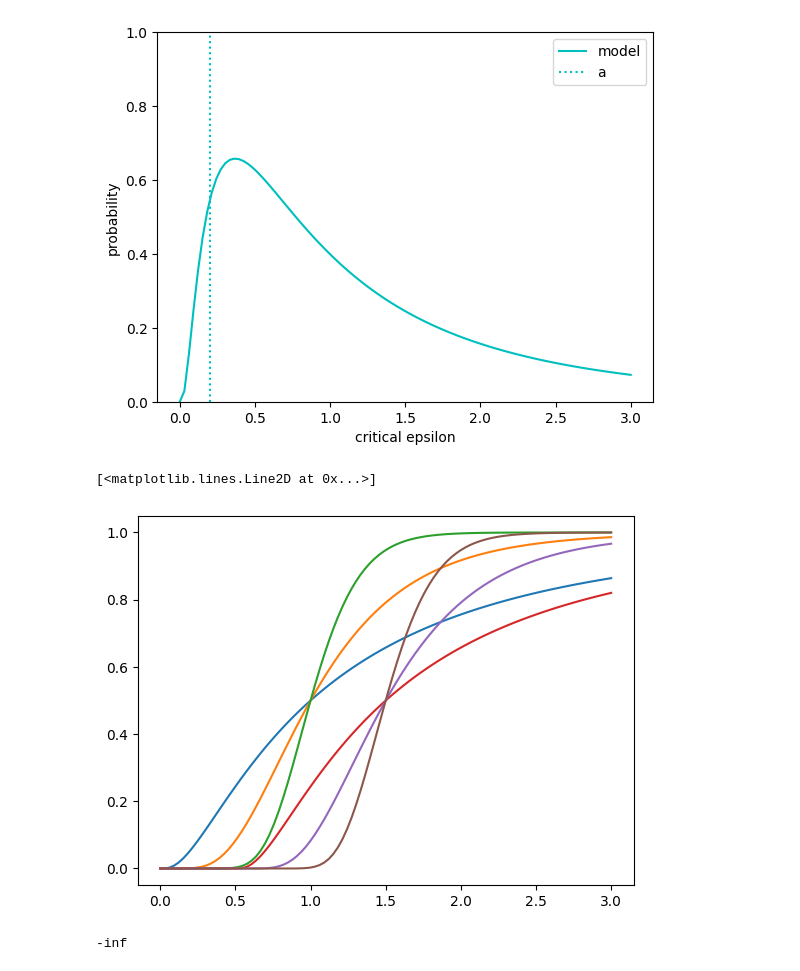
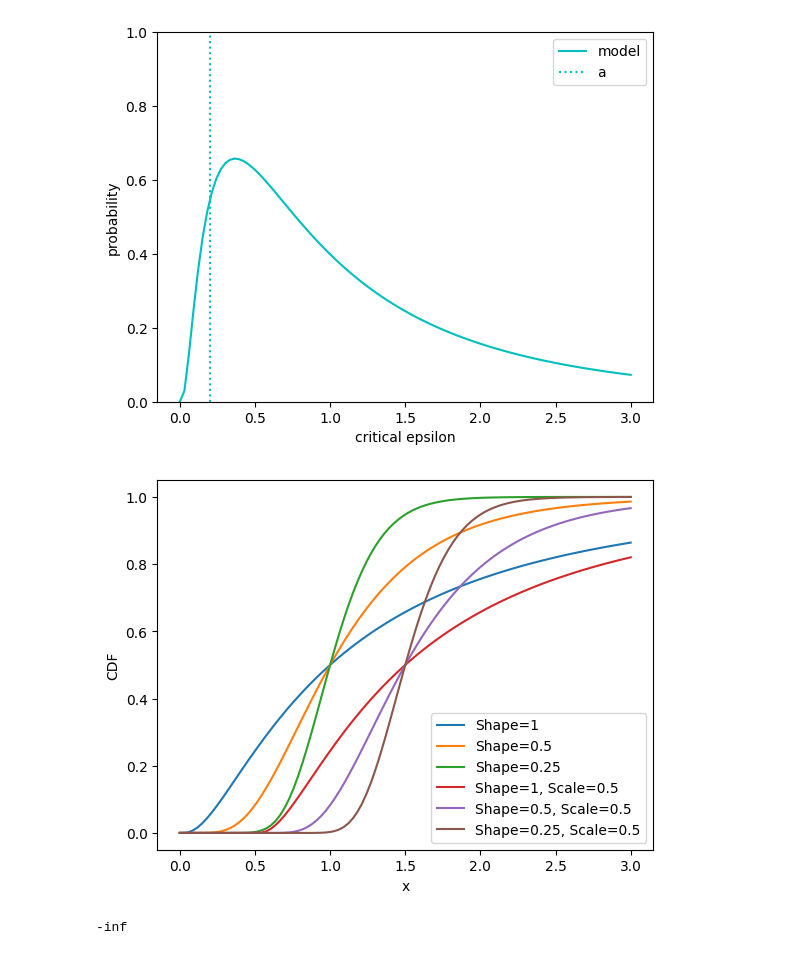
Before and after one commit to lionelkiel/Robustness-Metric, a Jupyter notebook: Test.ipynb, the cells around one changed output. Saved outputs shown, nothing was run; the diff lists cells and outputs as text; code cells hidden in the pictures.

```diff
--- a/Test.ipynb
+++ b/Test.ipynb
@@ -27,15 +129,19 @@ plt.savefig('Figures/lognorm_pdf.png', dpi = 800)
 [figure]
 # %%
 x = np.linspace(0, 3, 100)
-plt.plot(x, stats.lognorm.cdf(x, 1))
-plt.plot(x, stats.lognorm.cdf(x, 0.5))
-plt.plot(x, stats.lognorm.cdf(x, 0.25))
-plt.plot(x, stats.lognorm.cdf(x, 1, 0.5))
-plt.plot(x, stats.lognorm.cdf(x, 0.5, 0.5))
-plt.plot(x, stats.lognorm.cdf(x, 0.25, 0.5))
+plt.plot(x, stats.lognorm.cdf(x, 1), label='Shape=1')
+plt.plot(x, stats.lognorm.cdf(x, 0.5), label='Shape=0.5')
+plt.plot(x, stats.lognorm.cdf(x, 0.25), label='Shape=0.25')
+plt.plot(x, stats.lognorm.cdf(x, 1, 0.5), label='Shape=1, Scale=0.5')
+plt.plot(x, stats.lognorm.cdf(x, 0.5, 0.5), label='Shape=0.5, Scale=0.5')
+plt.plot(x, stats.lognorm.cdf(x, 0.25, 0.5), label='Shape=0.25, Scale=0.5')
+
+plt.xlabel('x')
+plt.ylabel('CDF')
+plt.legend()
+plt.show()
 # %% [output]
-[<matplotlib.lines.Line2D at 0x...>]
-[figure, old version]
+[figure, new version]
 # %%
 networks = df_epsilon['network'].unique()
 # %%
```
Also changed, not shown: parts of 8 cells of this notebook, 4 other files.
